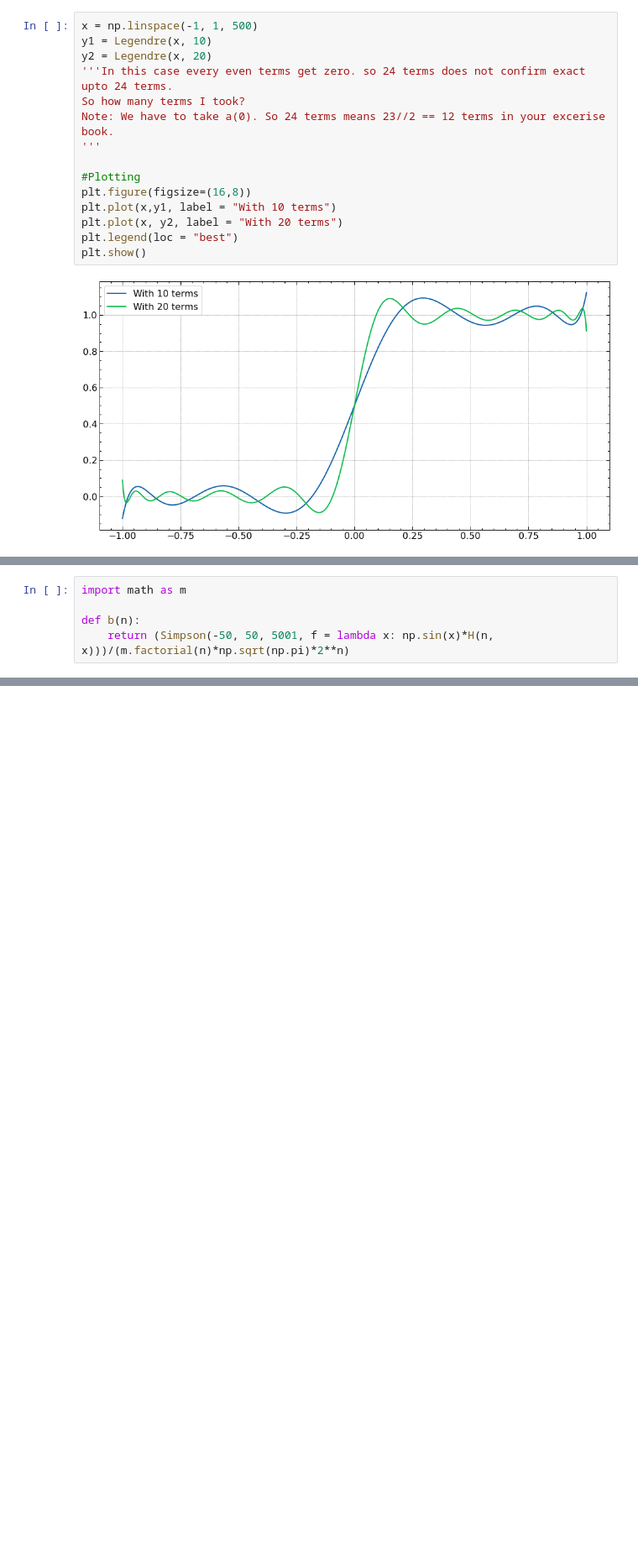
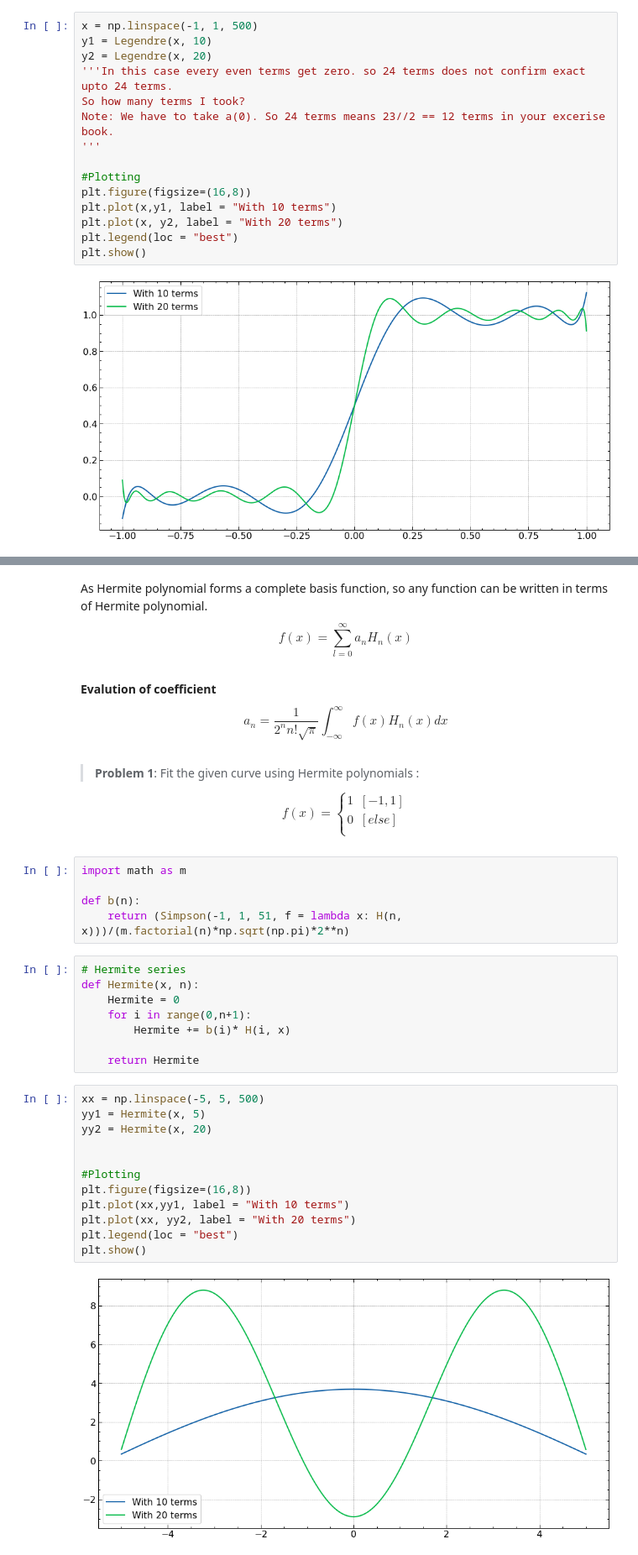
Before and after one commit to Souvik-0612/Orthogonal-Function, a Jupyter notebook: Orthogonality .ipynb, the cells around one changed output, grey strips where cells are left out. Shown at 84% size. Drawn from its saved outputs; the diff is of its cells as text; blank space fills up the shorter version.

```diff
--- a/Orthogonality .ipynb
+++ b/Orthogonality .ipynb
@@ -111,5 +84,0 @@ $$ f(x)= \sin(x)$$
-# %%
-import math as m
-
-def b(n):
-    return (Simpson(-50, 50, 5001, f = lambda x: np.sin(x)*H(n, x)))/(m.factorial(n)*np.sqrt(np.pi)*2**n)
@@ -137,0 +101,43 @@ plt.show()
+# %% [markdown]
+As Hermite polynomial forms a complete basis function, so any function can be written in terms of Hermite polynomial.
+$$f(x) = \sum_{l=0}^{\infty}a_n H_n(x)$$
+# %% [markdown]
+**Evalution of coefficient**
+$$a_n = \frac{1}{2^nn! \sqrt{\pi}} \int_{-\infty}^{\infty}f(x)H_n(x)dx$$
+# %% [markdown]
+> **Problem 1**: Fit the given curve using Hermite polynomials :
+
+$$ f(x)=  \left\{
+\begin{array}{ll}
+      1 & [-1, 1] \\
+      0 & [else] \\
+\end{array}
+\right.
+$$
+# %%
+import math as m
+
+def b(n):
+    return (Simpson(-1, 1, 51, f = lambda x: H(n, x)))/(m.factorial(n)*np.sqrt(np.pi)*2**n)
+# %%
+# Hermite series
+def Hermite(x, n):
+    Hermite = 0
+    for i in range(0,n+1):
+        Hermite += b(i)* H(i, x)
+
+    return Hermite
+# %%
+xx = np.linspace(-5, 5, 500)
+yy1 = Hermite(x, 5)
+yy2 = Hermite(x, 20)
+
+
+#Plotting
+plt.figure(figsize=(16,8))
+plt.plot(xx,yy1, label = "With 10 terms")
+plt.plot(xx, yy2, label = "With 20 terms")
+plt.legend(loc = "best")
+plt.show()
+# %% [output]
+[figure, added]
```
Also changed, not shown: parts of 14 cells of this notebook.
